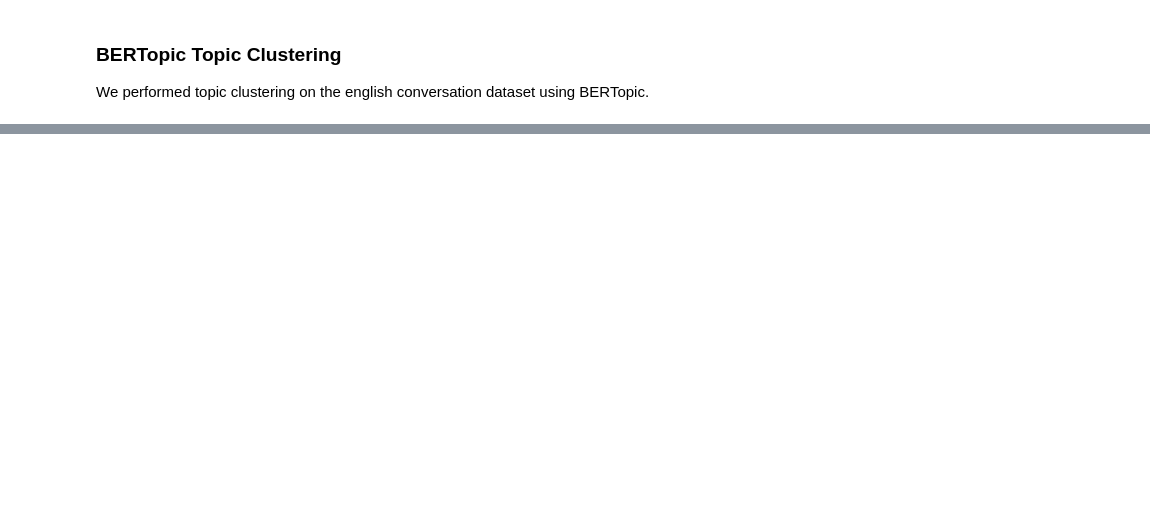
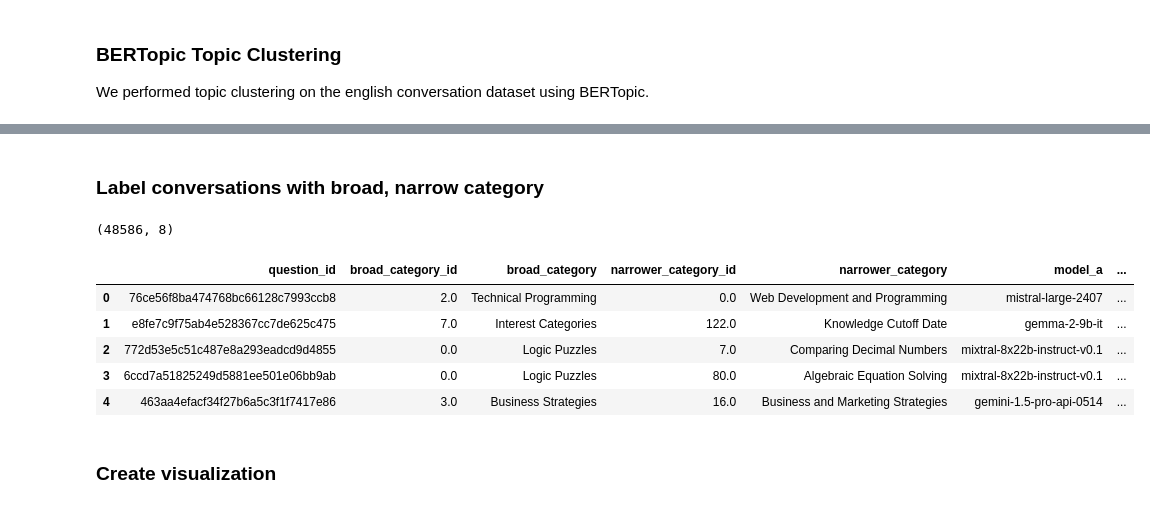
Before and after one commit to lmarena/arena-catalog, a Jupyter notebook: topic_clustering/topic_explorer_script.ipynb, the cells around one changed output, grey strips where cells are left out. Cells and saved outputs as stored; diff of their text form; code cells hidden in the pictures; blank space fills up the shorter version.

```diff
--- a/topic_clustering/topic_explorer_script.ipynb
+++ b/topic_clustering/topic_explorer_script.ipynb
@@ -146,11 +161,4 @@ Reduce all outliers.
 # %%
-new_topics = topic_model.reduce_outliers(doc, topics , strategy="c-tf-idf", threshold=0.1)
-new_topics = topic_model.reduce_outliers(doc, new_topics, strategy="distributions")
+new_topics = topic_model.reduce_outliers(list(doc), topics , strategy="c-tf-idf", threshold=0.1)
+new_topics = topic_model.reduce_outliers(list(doc), new_topics, strategy="distributions")
 topic_model.update_topics(doc, topics=new_topics)
-
-topic_model.save(
-    path=f"{file_path}/model",
-    serialization="safetensors",
-    save_ctfidf=True,
-    save_embedding_model="sentence-transformers/all-mpnet-base-v2"
-)
@@ -316,0 +388,4 @@ merged.to_csv(f"{file_path}/category_summary.csv", index=False)
+# %%
+topic_model = BERTopic.load(f"{file_path}/model")
+doc_info = topic_model.get_document_info(doc)
+merged = pd.read_csv(f"{file_path}/category_summary.csv")
@@ -316,0 +394,21 @@ merged.to_csv(f"{file_path}/category_summary.csv", index=False)
+# %% [markdown]
+### Label conversations with broad, narrow category
+# %%
+english_df.reset_index(inplace=True)
+llm_df = english_df.merge(doc_info[['Topic']], left_index=True, right_index=True)
+llm_df = llm_df.merge(merged, how='left', left_on='Topic', right_on='narrower_category_id')
+llm_df = llm_df[['question_id', 'broad_category_id', 'broad_category',
+    'narrower_category_id', 'narrower_category', 'model_a', 'model_b', 'winner']]
+# %%
+llm_df.shape
+# %% [output]
+(48586, 8)
+# %%
+llm_df.head()
+# %% [output]
+|  | question_id | broad_category_id | broad_category | narrower_category_id | narrower_category | model_a | ... |
+| 0 | 76ce56f8ba474768bc66128c7993ccb8 | 2.0 | Technical Programming | 0.0 | Web Development and Programming | mistral-large-2407 | ... |
+| 1 | e8fe7c9f75ab4e528367cc7de625c475 | 7.0 | Interest Categories | 122.0 | Knowledge Cutoff Date | gemma-2-9b-it | ... |
+| 2 | 772d53e5c51c487e8a293eadcd9d4855 | 0.0 | Logic Puzzles | 7.0 | Comparing Decimal Numbers | mixtral-8x22b-instruct-v0.1 | ... |
+| 3 | 6ccd7a51825249d5881ee501e06bb9ab | 0.0 | Logic Puzzles | 80.0 | Algebraic Equation Solving | mixtral-8x22b-instruct-v0.1 | ... |
+| 4 | 463aa4efacf34f27b6a5c3f1f7417e86 | 3.0 | Business Strategies | 16.0 | Business and Marketing Strategies | gemini-1.5-pro-api-0514 | ... |
@@ -317,3 +418,5 @@ merged.to_csv(f"{file_path}/category_summary.csv", index=False)
+# %% [markdown]
+### Create visualization
 # %%
 # Export results in JSON format
 root = {
```
Also changed, not shown: parts of 49 cells of this notebook, 13 other files.
